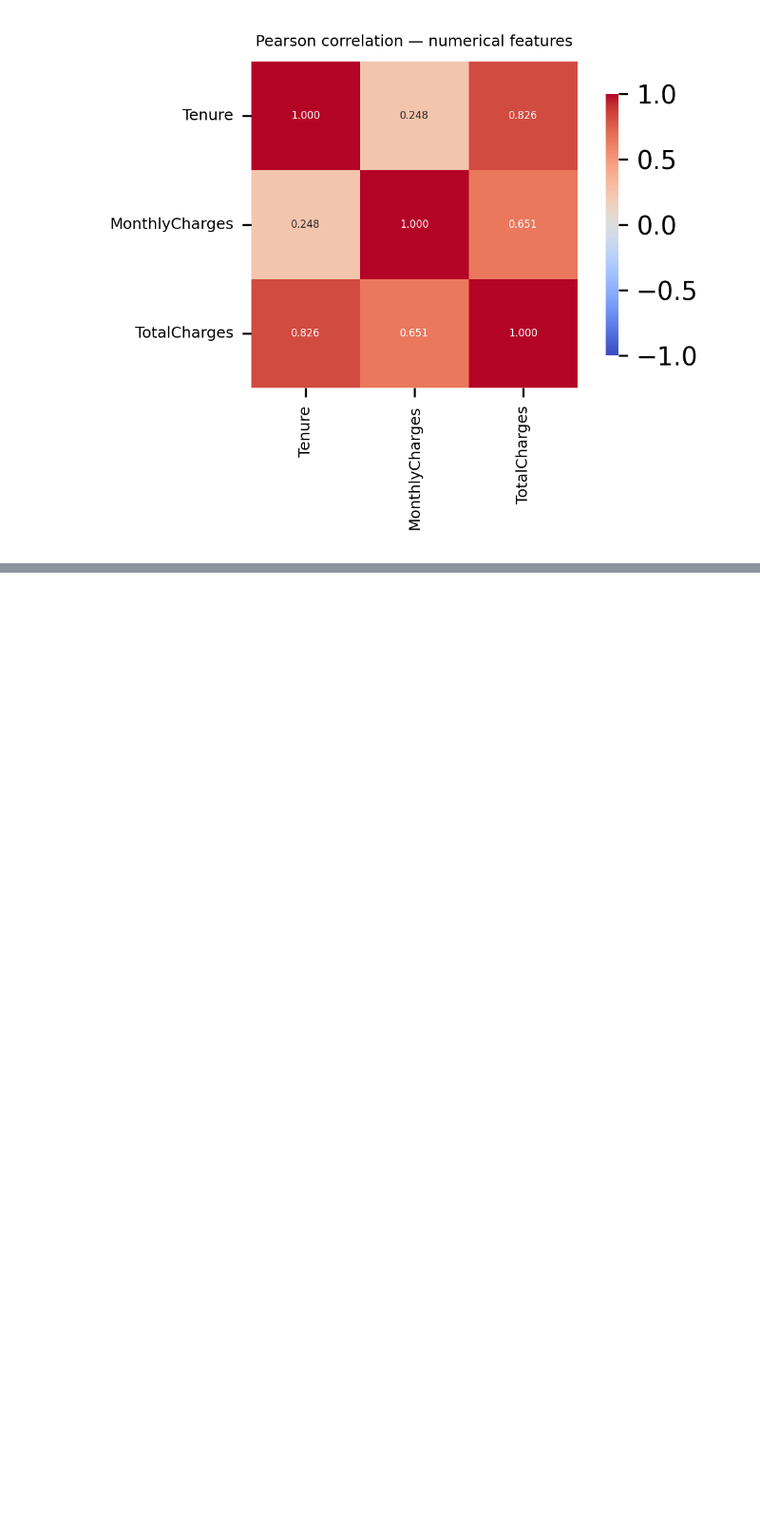
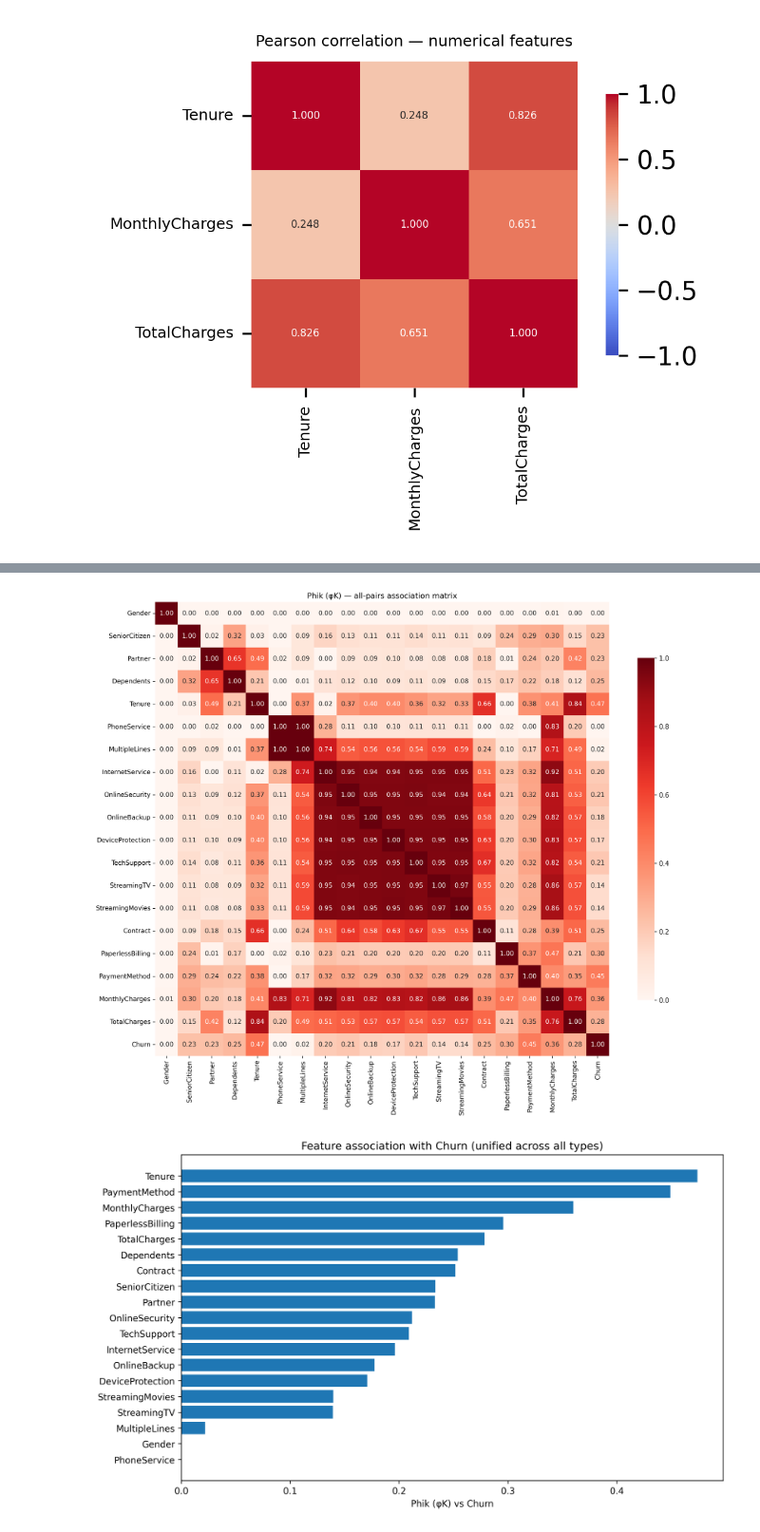
Before and after one commit to rahuldas98rd-png/data-science-portfolio, a Jupyter notebook: projects/01-telco-churn/notebooks/02_statistical_analysis.ipynb, the cells around one changed output, grey strips where cells are left out. Shown at 95% size. Cells and saved outputs as stored; diff of their text form; code cells hidden in the pictures; blank space fills up the shorter version.

```diff
--- a/projects/01-telco-churn/notebooks/02_statistical_analysis.ipynb
+++ b/projects/01-telco-churn/notebooks/02_statistical_analysis.ipynb
@@ -147,0 +338,18 @@ print(vif_data)
+# %%
+import phik
+from phik.report import plot_correlation_matrix
+
+df_for_phik = df.drop(columns=['CustomerID'])
+
+# Tell phik which columns are numerical (so it bins them)
+interval_cols = ['Tenure', 'MonthlyCharges', 'TotalCharges']
+
+# Compute phik matrix across ALL features at once
+phik_matrix = df_for_phik.phik_matrix(interval_cols=interval_cols)
+
+# Extract just the Churn column and sort — this is your feature ranking
+phik_ranking = (phik_matrix['Churn']
+                .drop('Churn')                # drop self-correlation
+                .sort_values(ascending=False)
+                .to_frame('phik_value'))
+display(phik_ranking)
@@ -147,0 +374,21 @@ print(vif_data)
+# %%
+# View 1 — full phik matrix as heatmap (all-pairs)
+plt.figure(figsize=(14, 12))
+sns.heatmap(phik_matrix, annot=True, cmap='Reds', vmin=0, vmax=1,
+            fmt='.2f', square=True, cbar_kws={'shrink': 0.7})
+plt.title('Phik (φK) — all-pairs association matrix')
+plt.tight_layout()
+plt.savefig(FIGURE_DIR / "09_phik_full_matrix.png", dpi=150, bbox_inches='tight')
+plt.show()
+
+# View 2 — feature ranking against Churn (horizontal bar)
+plt.figure(figsize=(10, 6))
+plt.barh(phik_ranking.index[::-1], phik_ranking['phik_value'][::-1])
+plt.xlabel('Phik (φK) vs Churn')
+plt.title('Feature association with Churn (unified across all types)')
+plt.tight_layout()
+plt.savefig(FIGURE_DIR / "10_phik_ranking_vs_churn.png", dpi=150, bbox_inches='tight')
+plt.show()
+# %% [output]
+[figure, added]
+[figure, added]
```
Also changed, not shown: parts of 17 cells of this notebook, 4 other files.
